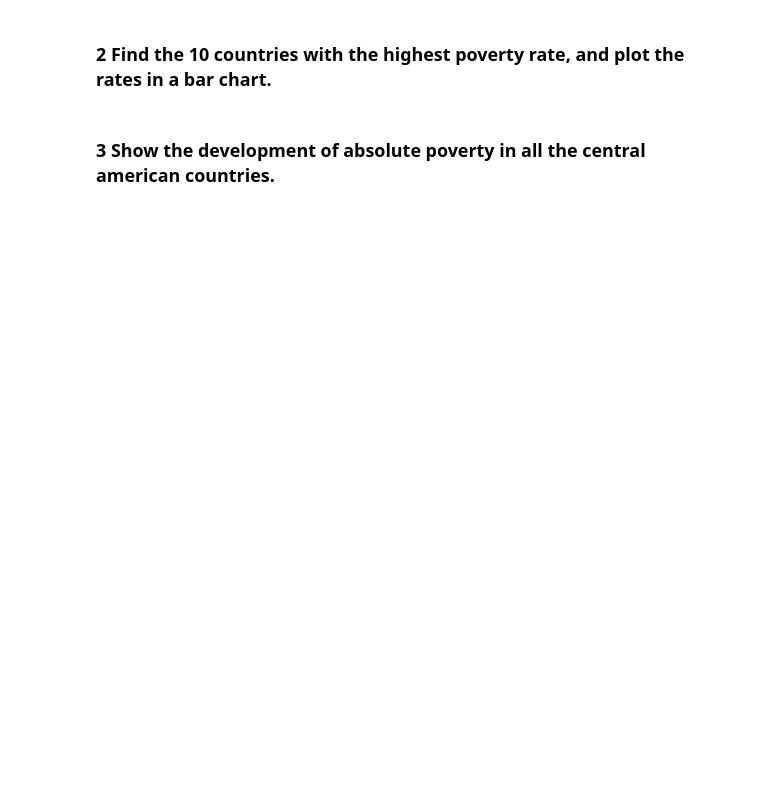
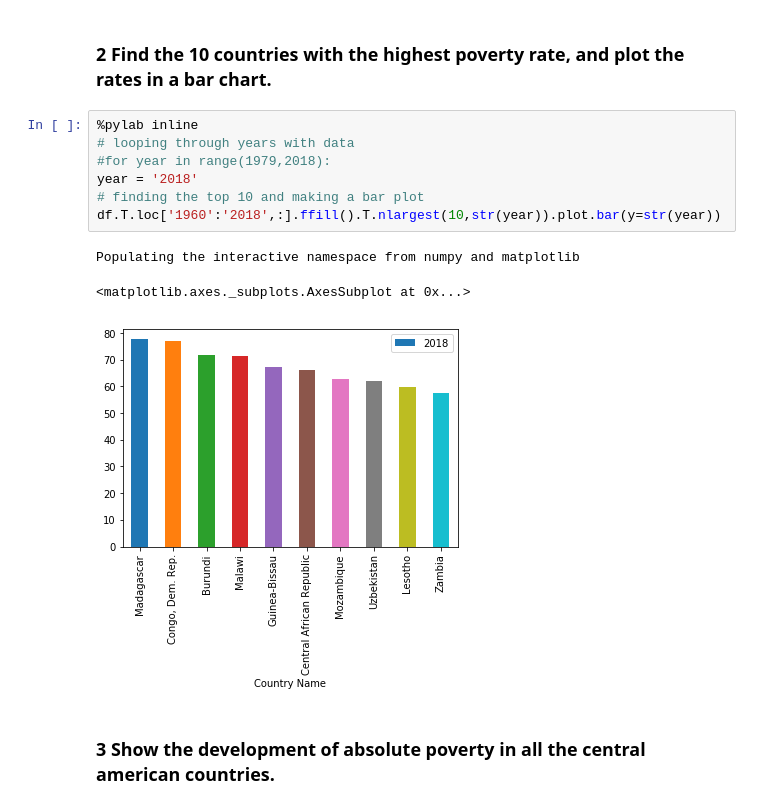
Before and after one commit to cba-dat-sem4-python-group/Assignment-4, a Jupyter notebook: Assignment-4.ipynb, the cells around one changed output. Cells and saved outputs as stored; diff of their text form; blank space fills up the shorter version.

```diff
--- a/Assignment-4.ipynb
+++ b/Assignment-4.ipynb
@@ -89,4 +96,15 @@ df.T.loc['1960':'2018',['Argentina','Cote d\'Ivoire','United States']].ffill().p
 # %% [markdown]
 ### 2 Find the 10 countries with the highest poverty rate, and plot the rates in a bar chart.
+# %%
+%pylab inline
+# looping through years with data
+#for year in range(1979,2018):
+year = '2018'
+# finding the top 10 and making a bar plot
+df.T.loc['1960':'2018',:].ffill().T.nlargest(10,str(year)).plot.bar(y=str(year))
+# %% [output]
+Populating the interactive namespace from numpy and matplotlib
+<matplotlib.axes._subplots.AxesSubplot at 0x...>
+[figure, added]
 # %% [markdown]
 ### 3 Show the development of absolute poverty in all the central american countries.
```
Also changed, not shown: parts of 6 cells of this notebook.
